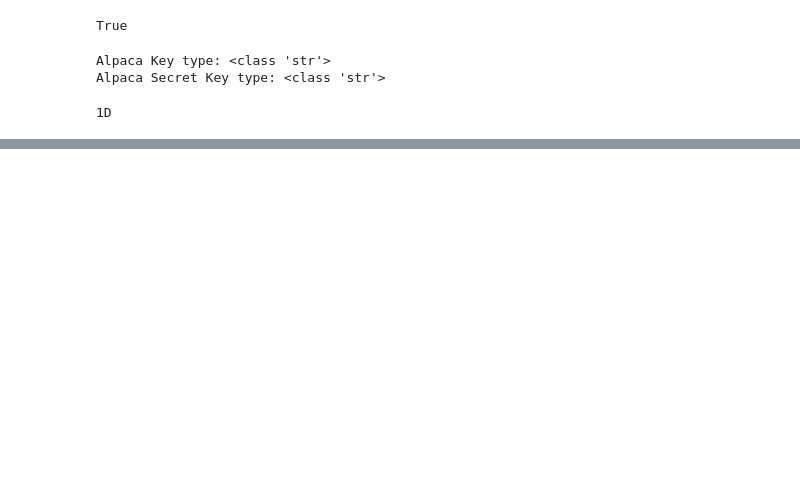
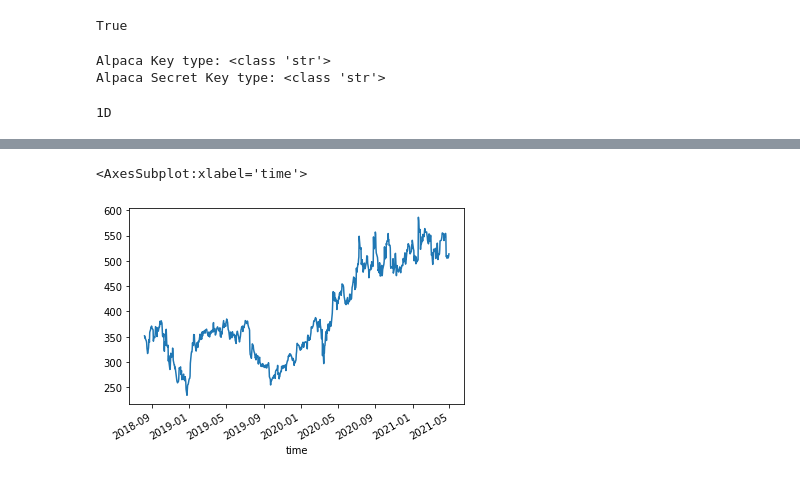
Before and after one commit to Billieo/pandemic_pandas, a Jupyter notebook: notebooks/QuangsNotebooks/pullalpacas.ipynb, the cells around one changed output, grey strips where cells are left out. Saved outputs shown, nothing was run; the diff lists cells and outputs as text; code cells hidden in the pictures; blank space fills up the shorter version.

```diff
--- a/notebooks/QuangsNotebooks/pullalpacas.ipynb
+++ b/notebooks/QuangsNotebooks/pullalpacas.ipynb
@@ -75,0 +100,6 @@ Length: 140, dtype: int64
+# %%
+nflx = df_portfolio[('NFLX','close')]
+nflx.plot()
+# %% [output]
+<AxesSubplot:xlabel='time'>
+[figure, added]
```
Also changed, not shown: parts of 23 cells of this notebook, 3 other files.
